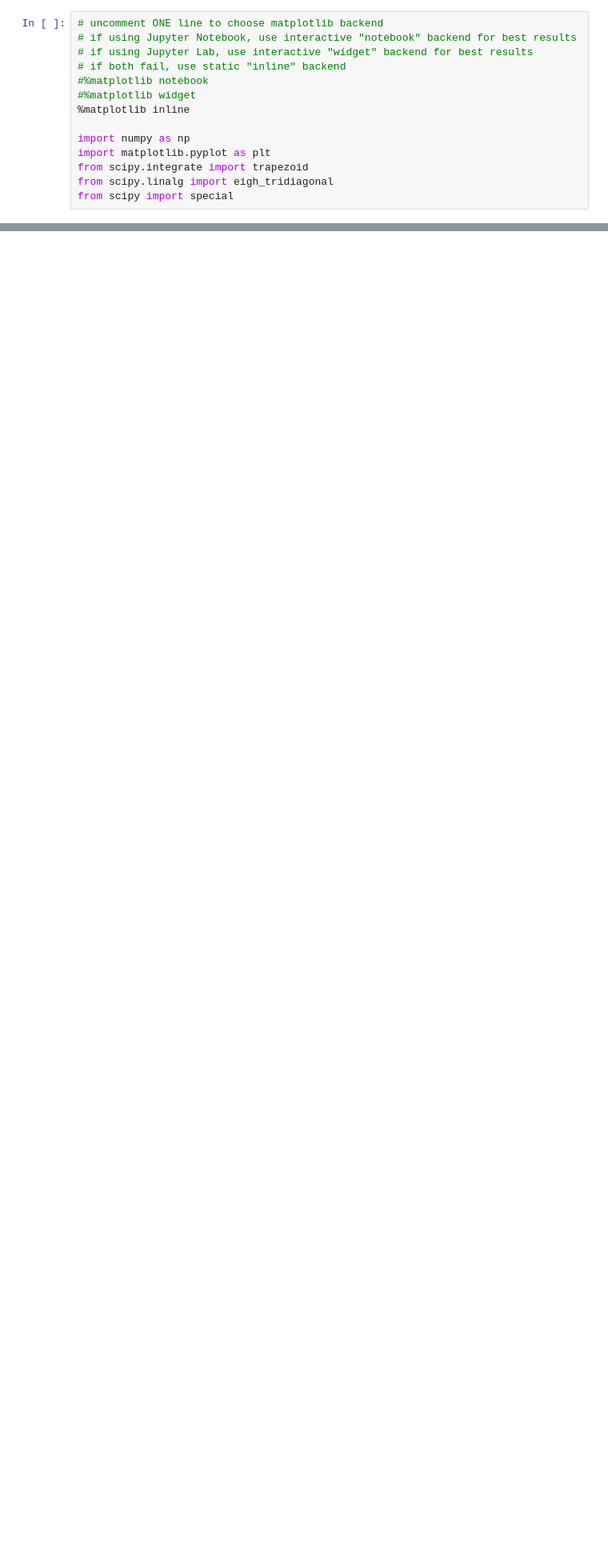
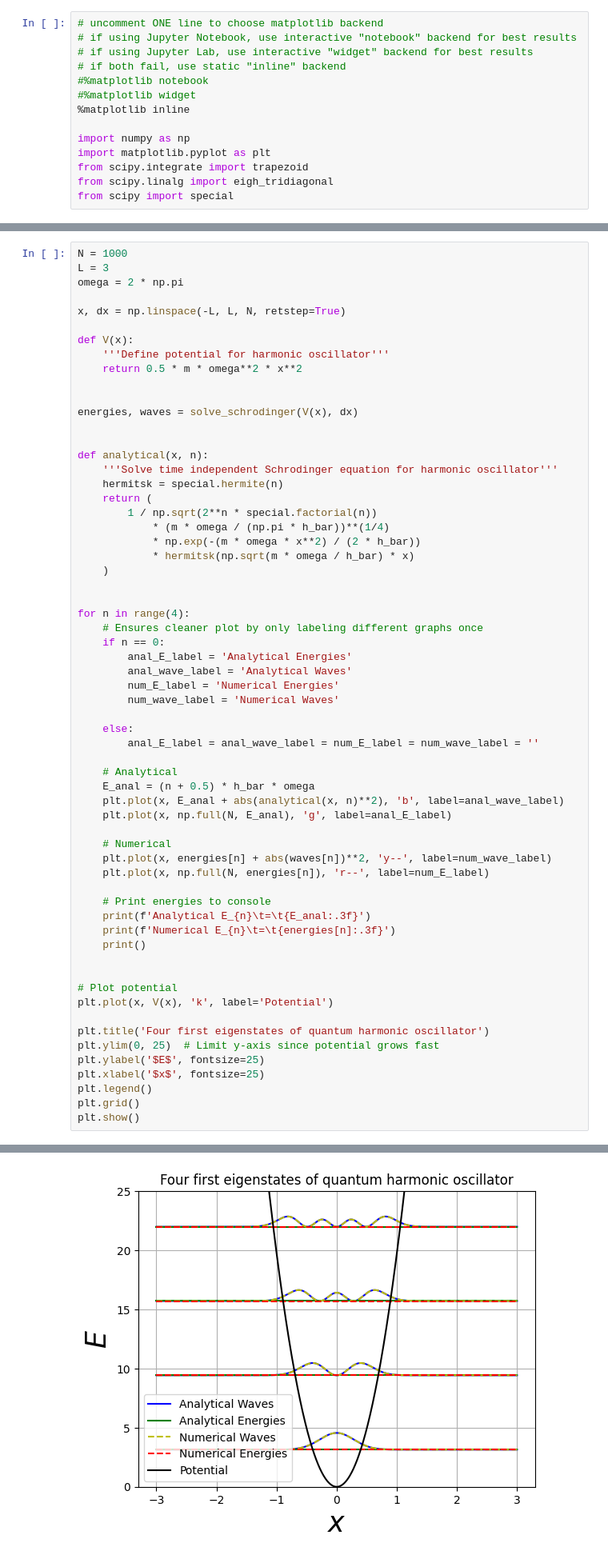
Before and after one commit to sondreklyve/semester3, a Jupyter notebook: Kvante/compex1.ipynb, the cells around one changed output, grey strips where cells are left out. Shown: that part at 80% size. Saved outputs shown, nothing was run; the diff lists cells and outputs as text; blank space fills up the shorter version.

```diff
--- a/Kvante/compex1.ipynb
+++ b/Kvante/compex1.ipynb
@@ -210,0 +212,63 @@ for i in range(10):
+# %%
+N = 1000
+L = 3
+omega = 2 * np.pi
+
+x, dx = np.linspace(-L, L, N, retstep=True)
+
+def V(x):
+    '''Define potential for harmonic oscillator'''
+    return 0.5 * m * omega**2 * x**2
+
+
+energies, waves = solve_schrodinger(V(x), dx)
+
+
+def analytical(x, n):
+    '''Solve time independent Schrodinger equation for harmonic oscillator'''
+    hermitsk = special.hermite(n)
+    return (
+        1 / np.sqrt(2**n * special.factorial(n))
+            * (m * omega / (np.pi * h_bar))**(1/4)
+            * np.exp(-(m * omega * x**2) / (2 * h_bar))
+            * hermitsk(np.sqrt(m * omega / h_bar) * x)
+    )
+
+
+for n in range(4):
+    # Ensures cleaner plot by only labeling different graphs once
+    if n == 0:
+        anal_E_label = 'Analytical Energies'
+        anal_wave_label = 'Analytical Waves'
+        num_E_label = 'Numerical Energies'
+        num_wave_label = 'Numerical Waves'
+
+    else:
+        anal_E_label = anal_wave_label = num_E_label = num_wave_label = ''
+
+    # Analytical
+    E_anal = (n + 0.5) * h_bar * omega
+    plt.plot(x, E_anal + abs(analytical(x, n)**2), 'b', label=anal_wave_label)
+    plt.plot(x, np.full(N, E_anal), 'g', label=anal_E_label)
+
+    # Numerical
+    plt.plot(x, energies[n] + abs(waves[n])**2, 'y--', label=num_wave_label)
+    plt.plot(x, np.full(N, energies[n]), 'r--', label=num_E_label)
+
+    # Print energies to console
+    print(f'Analytical E_{n}\t=\t{E_anal:.3f}')
+    print(f'Numerical E_{n}\t=\t{energies[n]:.3f}')
+    print()
+
+
+# Plot potential
+plt.plot(x, V(x), 'k', label='Potential')
+
+plt.title('Four first eigenstates of quantum harmonic oscillator')
+plt.ylim(0, 25)  # Limit y-axis since potential grows fast
+plt.ylabel('$E$', fontsize=25)
+plt.xlabel('$x$', fontsize=25)
+plt.legend()
+plt.grid()
+plt.show()
+# %% [output]
@@ -211,3 +286,4 @@ for i in range(10):
+[figure, added]
 # %% [markdown]
 ## Partikkel i endelige brønnpotensialer
 
```
Also changed, not shown: parts of 15 cells of this notebook, 5 other files.
